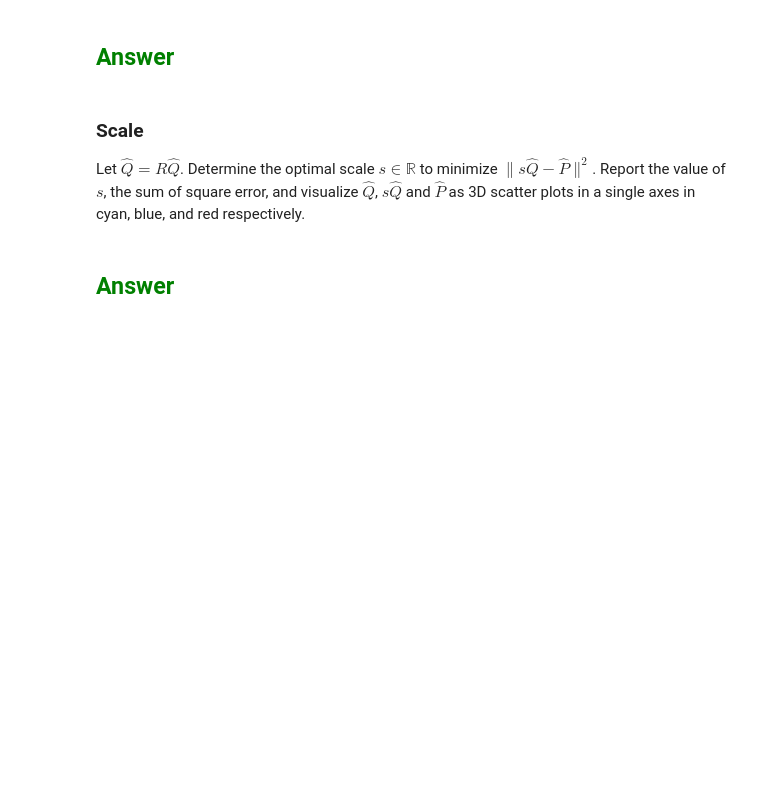
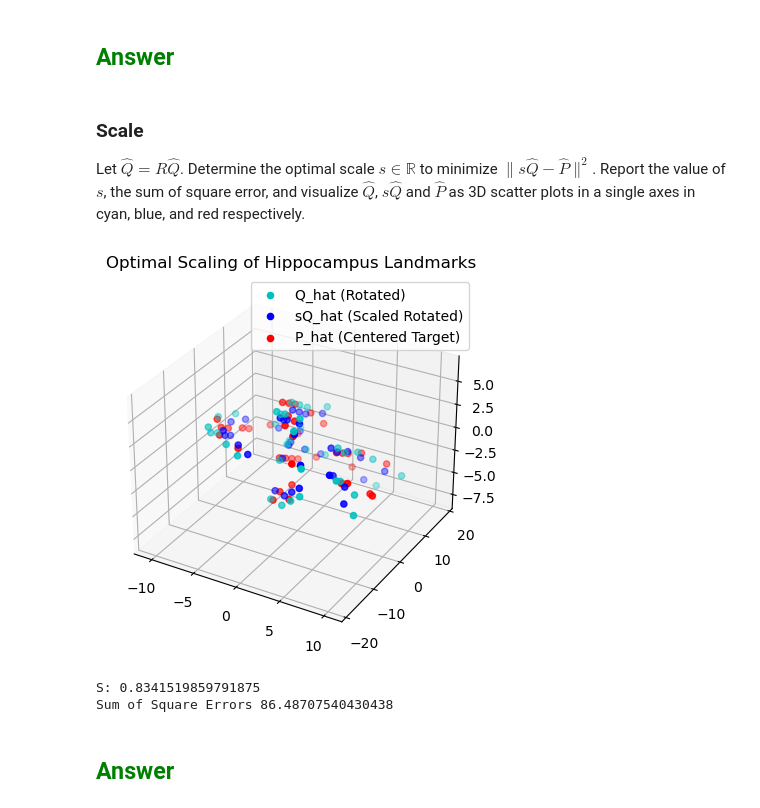
Before and after one commit to Simonlee711/UCLA-Grad-Courses, a Jupyter notebook: BIOMATH208/hw3/pset3.ipynb, the cells around one changed output. Drawn from its saved outputs; the diff is of its cells as text; code cells hidden in the pictures; blank space fills up the shorter version.

```diff
--- a/BIOMATH208/hw3/pset3.ipynb
+++ b/BIOMATH208/hw3/pset3.ipynb
@@ -146,6 +368,39 @@ Let $\hat{Q}$ and $\hat{P}$ have their centers of mass subtracted as a preproces
 ### Scale
 
 Let $\hat{Q} = R\hat{Q}$. Determine the optimal scale $s \in \mathbb{R}$ to minimize $\|s\hat{Q} - \hat{P}\|^2$. Report the value of $s$, the sum of square error, and visualize $\hat{Q}$, $s\hat{Q}$ and $\hat{P}$ as 3D scatter plots in a single axes in cyan, blue, and red respectively.
+# %%
+# Compute the optimal scale s
+numerator = np.sum(Q_rotated * P_hat)
+denominator = np.sum(Q_rotated * Q_rotated)
+s_optimal = numerator / denominator
+
+# Scale Q_rotated by the optimal scale
+Q_scaled = s_optimal * Q_rotated
+
+# Compute the sum of squared errors after scaling
+sum_of_square_errors_scale = np.sum((Q_scaled - P_hat) ** 2)
+
+# Create a 3D scatter plot
+fig = plt.figure()
+ax = fig.add_subplot(111, projection='3d')
+
+# Plot the original rotated, scaled rotated, and target points
+ax.scatter(*Q_rotated, c='c', label='Q_hat (Rotated)')
+ax.scatter(*Q_scaled, c='b', label='sQ_hat (Scaled Rotated)')
+ax.scatter(*P_hat, c='r', label='P_hat (Centered Target)')
+
+# Add titles and legends
+ax.set_title('Optimal Scaling of Hippocampus Landmarks')
+ax.legend()
+
+# Show the plot
+plt.show()
+
+print("S:",s_optimal,"\nSum of Square Errors", sum_of_square_errors_scale)
+# %% [output]
+[figure, added]
+S: 0.8341519859791875
+Sum of Square Errors 86.48707540430438
 # %% [markdown]
 ## <span style="color:green">Answer
 # %% [markdown]
```
Also changed, not shown: parts of 12 cells of this notebook.
